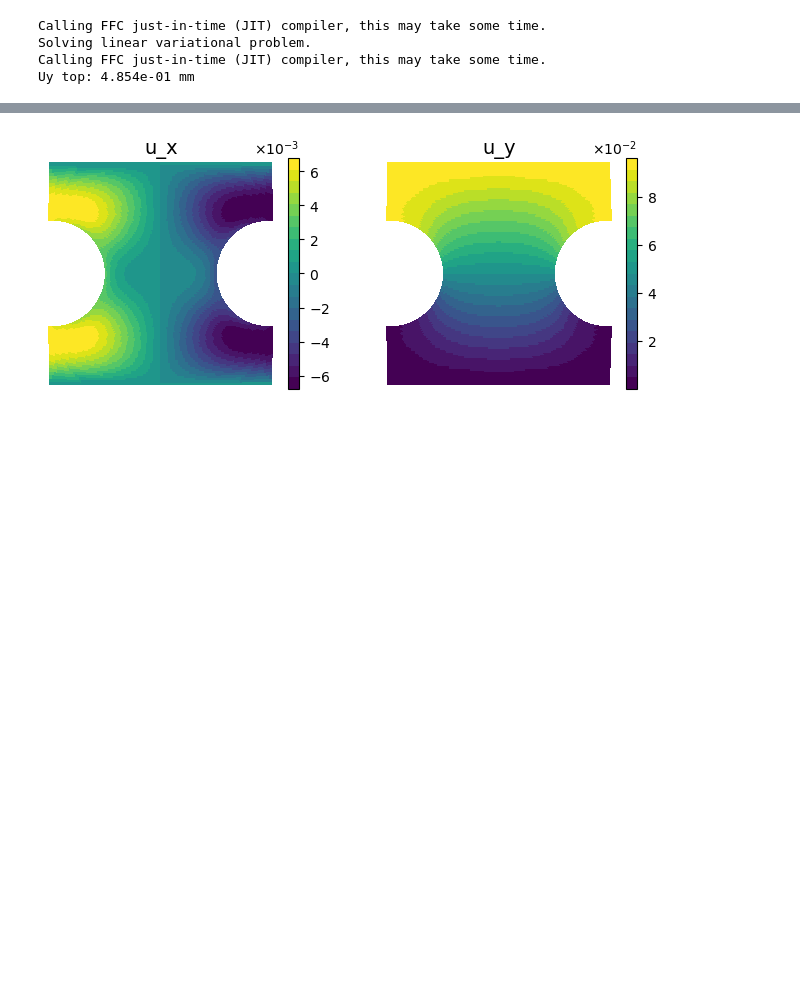
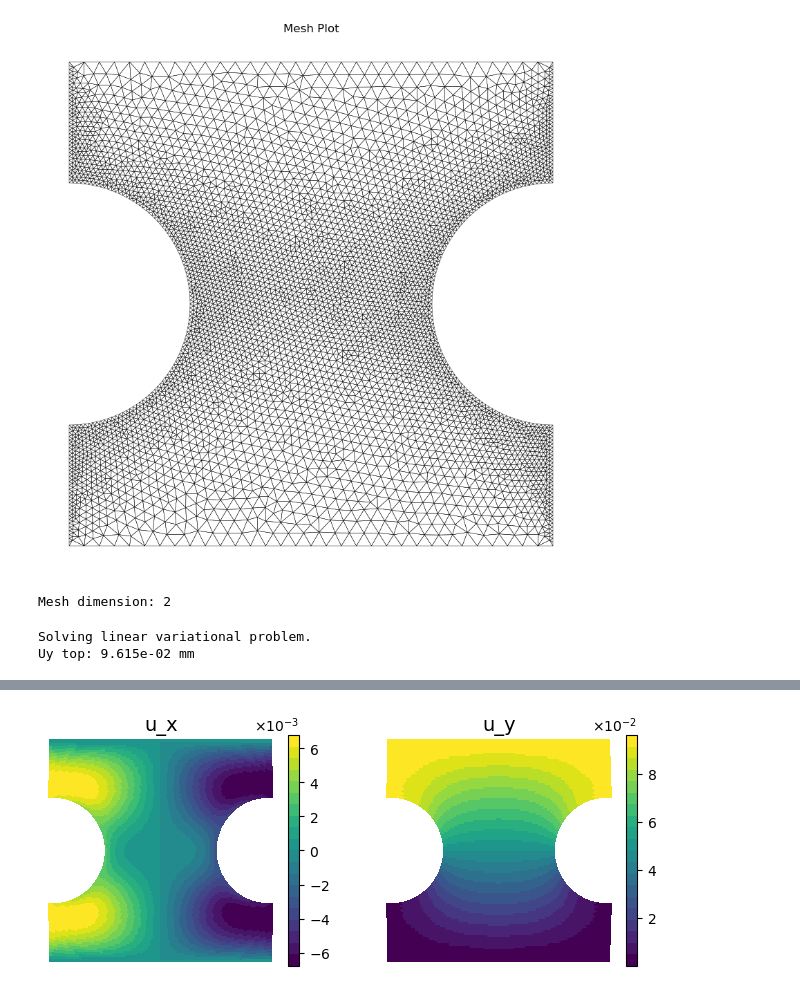
Before and after one commit to bonneted/PINN-MT2.0, a Jupyter notebook: 4_deep_notched/fem_forward.ipynb, the cells around one changed output, grey strips where cells are left out. Drawn from its saved outputs; the diff is of its cells as text; code cells hidden in the pictures; blank space fills up the shorter version.

```diff
--- a/4_deep_notched/fem_forward.ipynb
+++ b/4_deep_notched/fem_forward.ipynb
@@ -13,30 +13,34 @@ import numpy as np
 # %%
 # Load the mesh
 mesh = Mesh()
 with XDMFFile("data_fem/deep_notched.xdmf") as infile:
     infile.read(mesh)
 
-plot_mesh = False  # Set to True if you want to plot the mesh
+plot_mesh = True  # Set to True if you want to plot the mesh
 if plot_mesh:
     # Extract vertices and cells from the mesh
     vertices = mesh.coordinates()
     cells = mesh.cells()
 
     # Plot the mesh
-    plt.figure(figsize=(5, 5))
+    plt.figure(figsize=(10, 10))
     for cell in cells:
         vertices_cell = vertices[cell]
         plt.fill(vertices_cell[:, 0], vertices_cell[:, 1], edgecolor='k', linewidth=0.3, fill=False)
     plt.xlabel('x')
     plt.ylabel('y')
     plt.title('Mesh Plot')
     plt.gca().set_aspect('equal')
+    plt.axis('off')
     plt.show()
 
     print("Mesh dimension:", mesh.geometric_dimension())
+# %% [output]
+[figure, added]
+Mesh dimension: 2
 # %%
 stress_bc = False
-material_type = 'orthotropic'  # 'isotropic' or 'orthotropic'
+material_type = 'isotropic'  # 'isotropic' or 'orthotropic'
 
 # Define geometry parameters
 Lmax = 100.0
@@ -143,10 +147,8 @@ strain = project(epsilon(u), tensor_space)
 stress = project(sigma_tensor(u), tensor_space)
 print(f"Uy top: {uy_top:.3e} mm")
 # %% [output]
-Calling FFC just-in-time (JIT) compiler, this may take some time.
 Solving linear variational problem.
-Calling FFC just-in-time (JIT) compiler, this may take some time.
-Uy top: 4.854e-01 mm
+Uy top: 9.615e-02 mm
 # %%
 plt.subplots(1,2, figsize=(8, 3))
 
```
Also changed, not shown: parts of 4 cells of this notebook, 18 other files.
